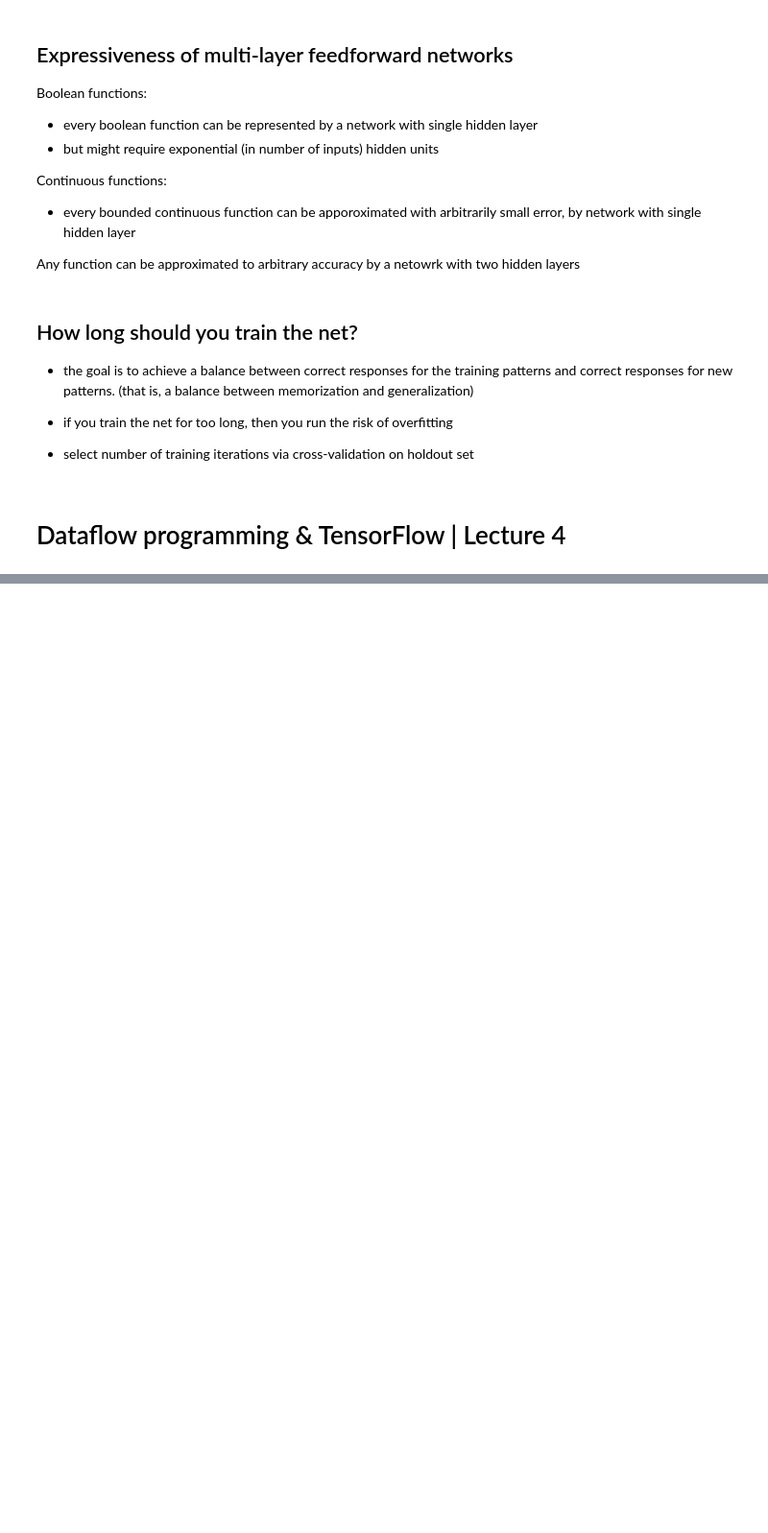
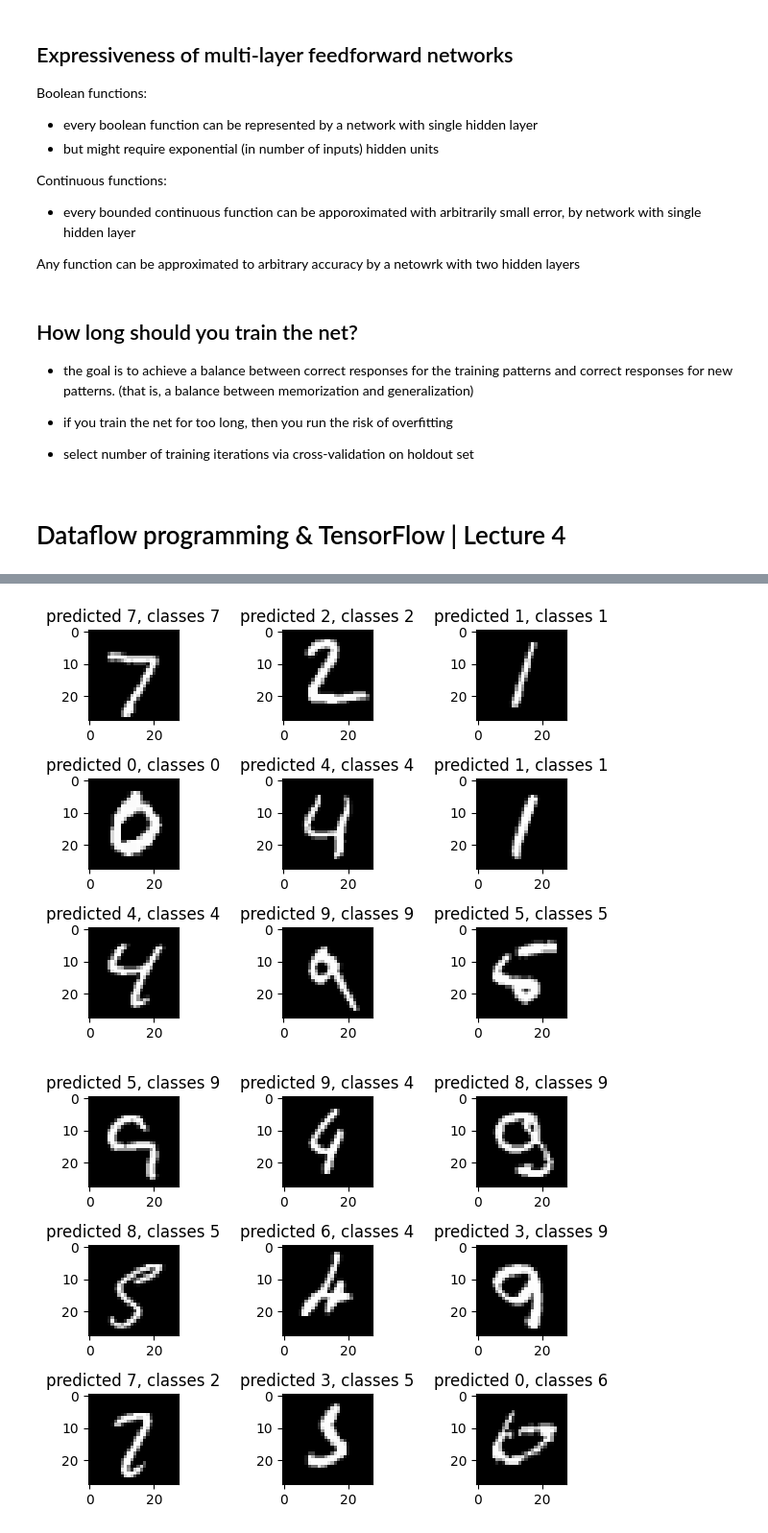
Before and after one commit to christian-ruiz/comp-642, a Jupyter notebook: module8/module8_notes.ipynb, the cells around one changed output, grey strips where cells are left out. Shown at 96% size. Saved outputs shown, nothing was run; the diff lists cells and outputs as text; code cells hidden in the pictures; blank space fills up the shorter version.

```diff
--- a/module8/module8_notes.ipynb
+++ b/module8/module8_notes.ipynb
@@ -146,0 +427,6 @@ Any function can be approximated to arbitrary accuracy by a netowrk with two hid
+# %%
+# review and set up y values
+nb_classes = 10 # number of unique digits
+
+Y_train = to_categorical(y_train, nb_classes)
+Y_test = to_categorical(y_test, nb_classes)
@@ -146,0 +469,12 @@ Any function can be approximated to arbitrary accuracy by a netowrk with two hid
+# %%
+# compile our model
+model.compile(loss='categorical_crossentropy', optimizer='adam', metrics=['accuracy'])
+# %%
+# fit our model data
+model.fit(
+    X_train,
+    Y_train,
+    batch_size=128,
+    epochs=5,
+    verbose=1
+)
@@ -146,0 +502,7 @@ Any function can be approximated to arbitrary accuracy by a netowrk with two hid
+# %%
+# checking results
+predicted_probs = model.predict(X_test)
+predicted_classes = predicted_classes = np.argmax(predicted_probs, axis=1)
+y_test_labels = np.argmax(y_test, axis=1) if y_test.ndim > 1 else y_test
+correct_indices = np.nonzero(predicted_classes == y_test)[0]
+incorrect_indices = np.nonzero(predicted_classes != y_test)[0]
@@ -146,0 +511,23 @@ Any function can be approximated to arbitrary accuracy by a netowrk with two hid
+# %%
+# plot results
+%matplotlib inline
+plt.figure()
+for i, correct in enumerate(correct_indices[:9]):
+    plt.subplot(3, 3, i+1)
+    plt.imshow(X_test[correct].reshape(28, 28), cmap='gray', interpolation='none')
+    plt.title('predicted {}, classes {}'.format(predicted_classes[correct], y_test[correct]))
+
+plt.tight_layout()
+plt.show()
+
+plt.figure()
+for i, incorrect in enumerate(incorrect_indices[:9]):
+    plt.subplot(3, 3,i+1)
+    plt.imshow(X_test[incorrect].reshape(28, 28), cmap='gray', interpolation='none')
+    plt.title('predicted {}, classes {}'.format(predicted_classes[incorrect], y_test[incorrect]))
+
+plt.tight_layout()
+plt.show()
+# %% [output]
+[figure, added]
+[figure, added]
```
Also changed, not shown: parts of 34 cells of this notebook, 4 other files.
